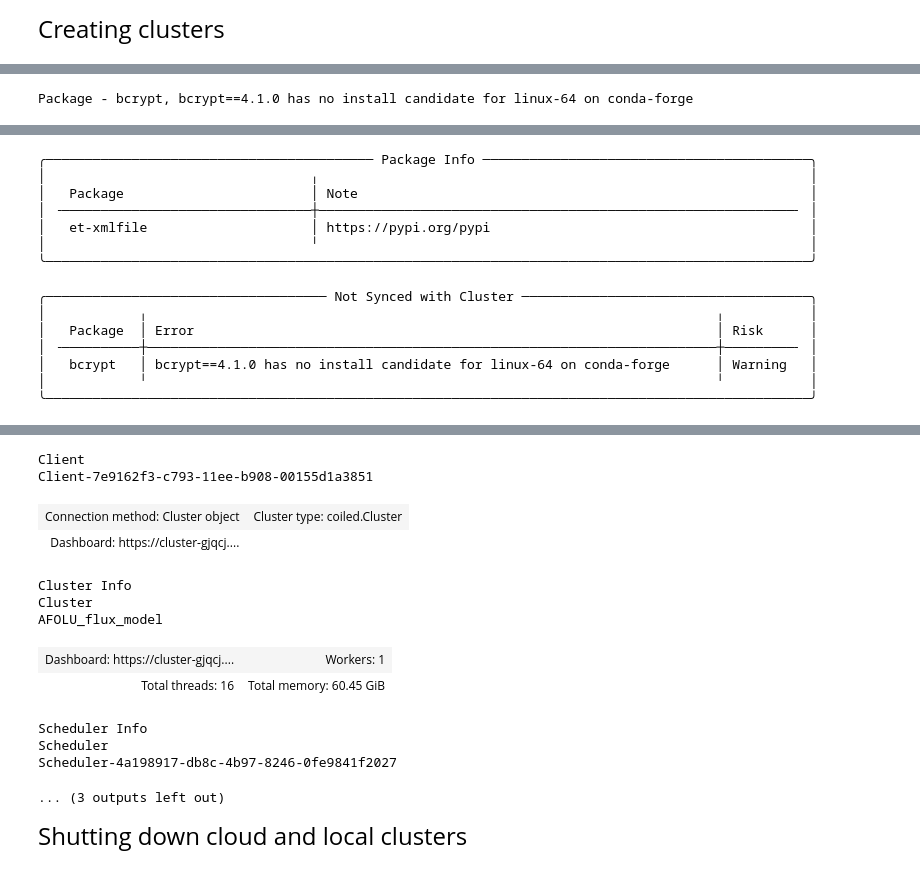
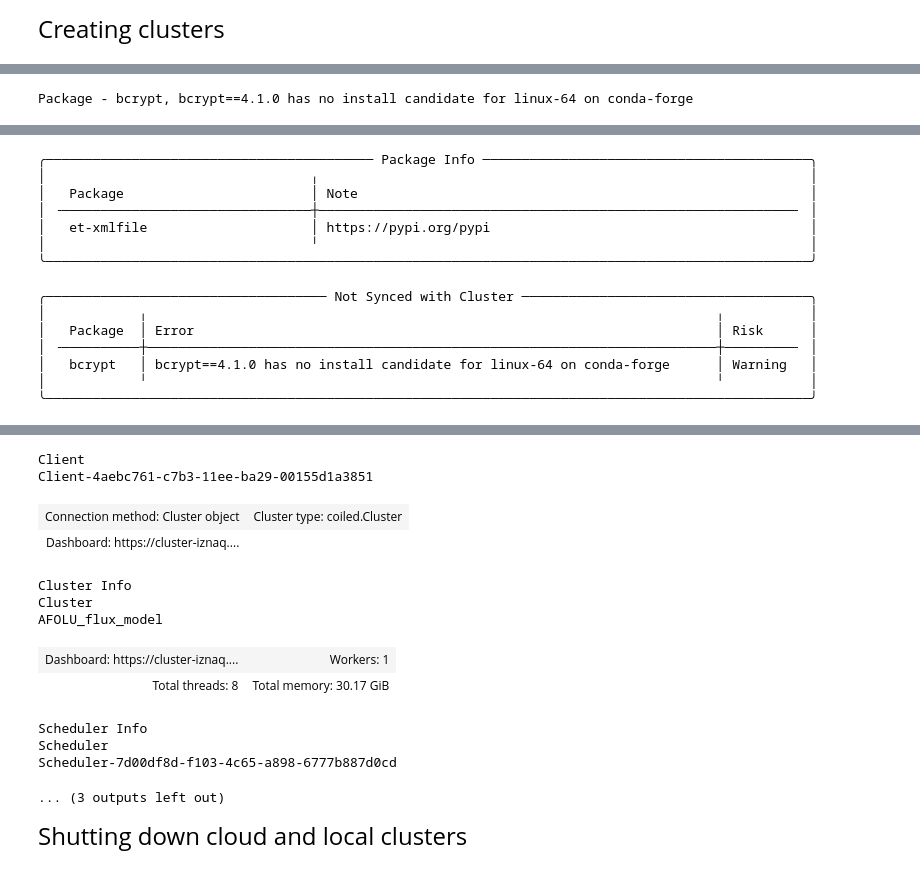
Before and after one commit to wri/AFOLU_GHG_flux_model, a Jupyter notebook: src/LULUCF/notebooks/utilities_and_variables.ipynb, the cells around one changed output, grey strips where cells are left out. Saved outputs shown, nothing was run; the diff lists cells and outputs as text; code cells hidden in the pictures.

```diff
--- a/src/LULUCF/notebooks/utilities_and_variables.ipynb
+++ b/src/LULUCF/notebooks/utilities_and_variables.ipynb
@@ -62,44 +62,44 @@ coiled_cluster = coiled.Cluster(
     region="us-east-1",
     name="AFOLU_flux_model",
     account='jterry64', # Necessary to use the AWS environment that Justin set up in Coiled
-    worker_memory = "64GiB"
+    worker_memory = "32GiB"
 )
 
 # Coiled cluster (cloud run)
 coiled_client = coiled_cluster.get_client()
 coiled_client
 # %% [output]
 [interactive output not drawn]
 Package - bcrypt, bcrypt==4.1.0 has no install candidate for linux-64 on conda-forge
 [interactive output not drawn]
 ╭────────────────────────────────────────── Package Info ──────────────────────────────────────────╮
 │                                  ╷                                                               │
 │   Package                        │ Note                                                          │
 │ ╶────────────────────────────────┼─────────────────────────────────────────────────────────────╴ │
 │   et-xmlfile                     │ https://pypi.org/pypi                                         │
 │                                  ╵                                                               │
 ╰──────────────────────────────────────────────────────────────────────────────────────────────────╯
 ╭──────────────────────────────────── Not Synced with Cluster ─────────────────────────────────────╮
 │            ╷                                                                         ╷           │
 │   Package  │ Error                                                                   │ Risk      │
 │ ╶──────────┼─────────────────────────────────────────────────────────────────────────┼─────────╴ │
 │   bcrypt   │ bcrypt==4.1.0 has no install candidate for linux-64 on conda-forge      │ Warning   │
 │            ╵                                                                         ╵           │
 ╰──────────────────────────────────────────────────────────────────────────────────────────────────╯
 [interactive output not drawn]
 [interactive output not drawn]
 Client
-Client-7e9162f3-c793-11ee-b908-00155d1a3851
+Client-4aebc761-c7b3-11ee-ba29-00155d1a3851
 | Connection method: Cluster object | Cluster type: coiled.Cluster |
-| Dashboard: https://cluster-gjqcj.... |  |
+| Dashboard: https://cluster-iznaq.... |  |
 Cluster Info
 Cluster
 AFOLU_flux_model
-| Dashboard: https://cluster-gjqcj.... | Workers: 1 |
-| Total threads: 16 | Total memory: 60.45 GiB |
+| Dashboard: https://cluster-iznaq.... | Workers: 1 |
+| Total threads: 8 | Total memory: 30.17 GiB |
 Scheduler Info
 Scheduler
-Scheduler-4a198917-db8c-4b97-8246-0fe9841f2027
+Scheduler-7d00df8d-f103-4c65-a898-6777b887d0cd
 ... (3 outputs left out)
 # %%
 # Local single-process cluster (local run). Will run .compute() on just one process, not a whole cluster.
```
Also changed, not shown: parts of 2 cells of this notebook.
